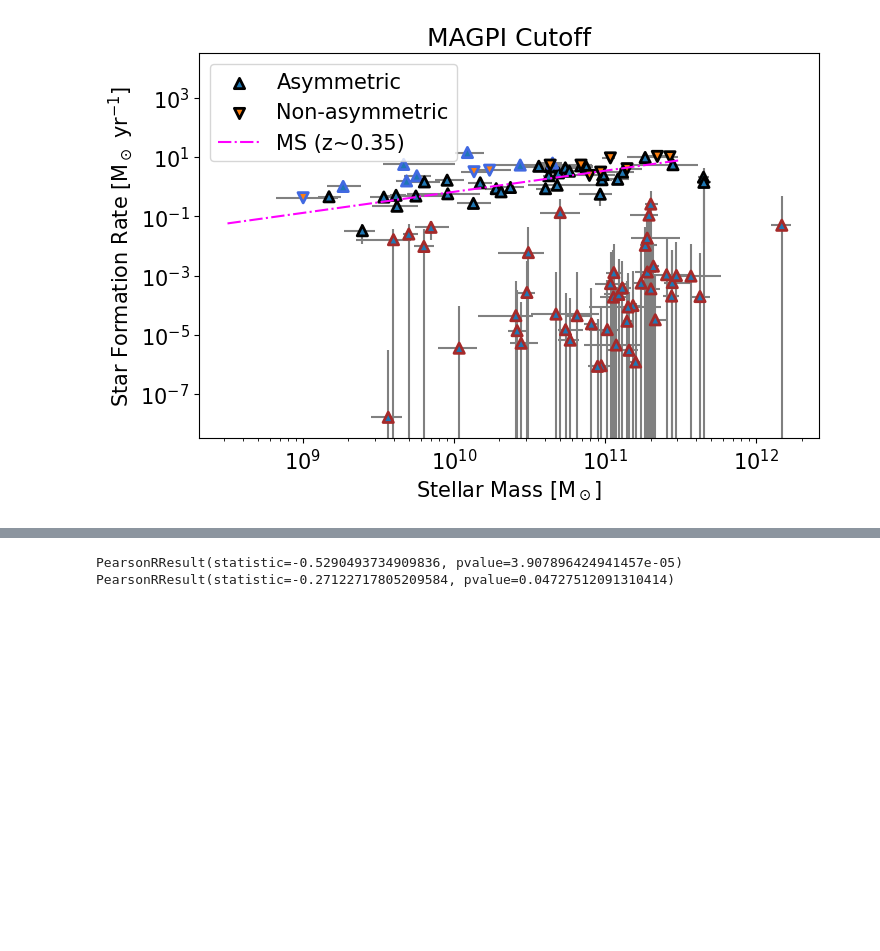
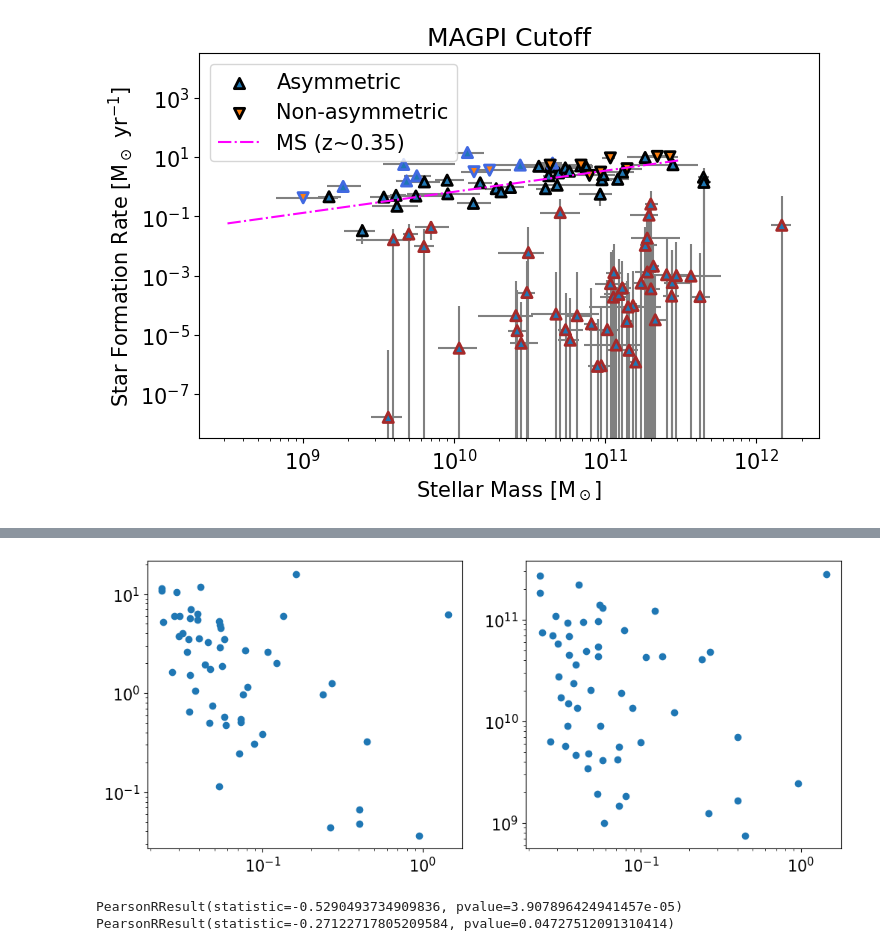
Before and after one commit to r-bagge/MAGPI_kinematics, a Jupyter notebook: plots.ipynb, the cells around one changed output, grey strips where cells are left out. Saved outputs shown, nothing was run; the diff lists cells and outputs as text; code cells hidden in the pictures; blank space fills up the shorter version.

```diff
--- a/plots.ipynb
+++ b/plots.ipynb
@@ -112,6 +221,17 @@ prospect = pd.read_csv("MAGPI_csv/MAGPI_ProSpectCat_v0.1.csv")
 prospect = prospect[prospect["MAGPIID"].isin(sample["MAGPIID"])]
 bpt = pd.read_csv("MAGPI_Emission_Lines/kinemetry_sample_BPT.csv")
 bpt = bpt[bpt['MAGPIID'].isin(sample["MAGPIID"])]
+# %%
+fig,(ax1,ax2)=plt.subplots(1,2,figsize=(12,5))
+ax1.scatter(sample["v_asym_tot"].to_numpy(),bpt["SFR, dust corrected"].to_numpy())
+ax2.scatter(sample['v_asym_tot'].to_numpy(),prospect["StellarMass_median"].to_numpy())
+ax1.set_xscale("log")
+ax1.set_yscale("log")
+ax2.set_xscale("log")
+ax2.set_yscale("log")
+plt.show()
+# %% [output]
+[figure, added]
 # %%
 import scipy
 x = np.log10(sample['v_asym_tot'].to_numpy())
```
Also changed, not shown: parts of 33 cells of this notebook.
